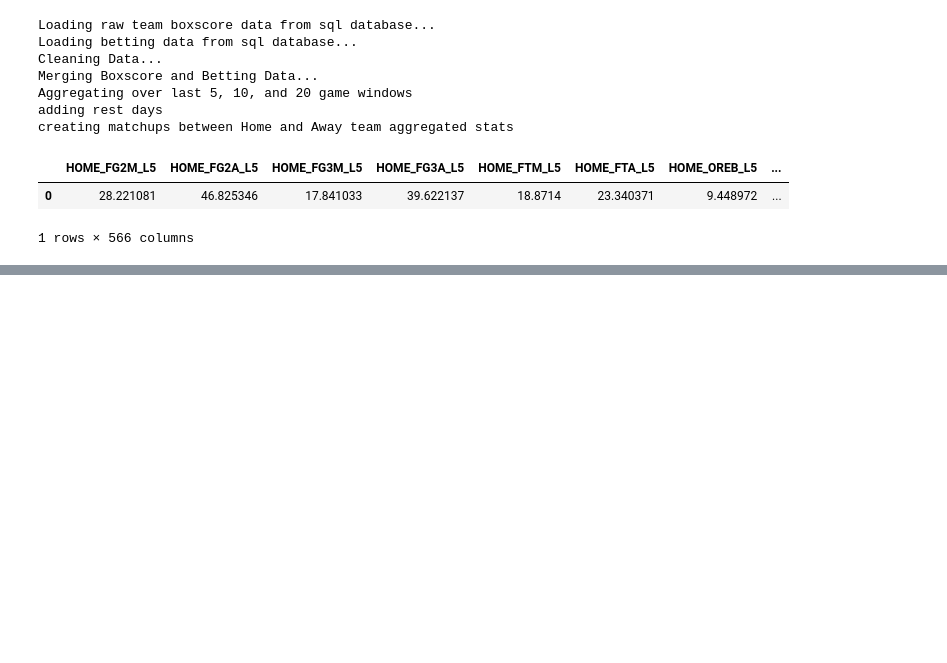
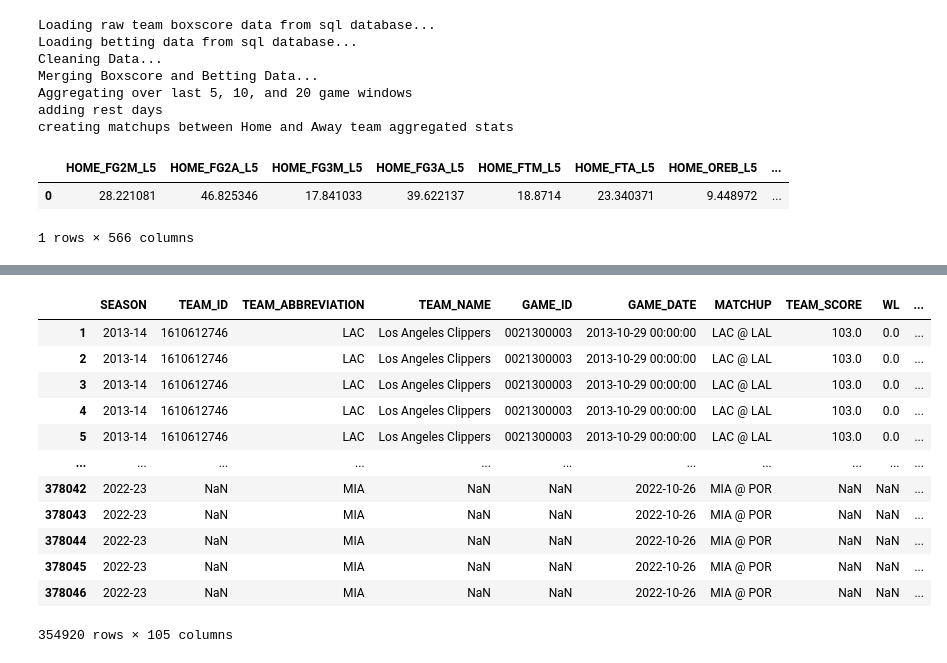
Before and after one commit to jnish23/NBA_Model_V2, a Jupyter notebook: notebooks/RegressionModelToProduction.ipynb, the cells around one changed output, grey strips where cells are left out. Saved outputs shown, nothing was run; the diff lists cells and outputs as text; code cells hidden in the pictures; blank space fills up the shorter version.

```diff
--- a/notebooks/RegressionModelToProduction.ipynb
+++ b/notebooks/RegressionModelToProduction.ipynb
@@ -1524,0 +1137,58 @@ update_moneylines(conn=connection, season=season, custom_dates=[])
+# %%
+stats_per_100 = normalize_per_100_poss(merged_df_with_todays_games)
+
+matchups = create_matchups(stats_per_100)
+
+matchups
+
+# matchups
+# print("Aggregating over last 5, 10, and 20 game windows")
+
+
+# team_stats_ewa_5 = build_team_avg_stats_df(matchups, span=5)
+# team_stats_ewa_5 = add_percentage_features(team_stats_ewa_5, span=5)
+
+# team_stats_ewa_10 = build_team_avg_stats_df(matchups, span=10)
+# team_stats_ewa_10 = add_percentage_features(team_stats_ewa_10, span=10)
+
+# team_stats_ewa_20 = build_team_avg_stats_df(matchups, span=20)
+# team_stats_ewa_20 = add_percentage_features(team_stats_ewa_20, span=20)
+
+
+# temp = pd.merge(team_stats_ewa_5, team_stats_ewa_10, how='inner',
+#                 on=['SEASON', 'TEAM_ABBREVIATION', 'GAME_DATE',
+#                     'GAME_ID', 'MATCHUP', 'HOME_GAME', 'TEAM_SCORE',
+#                     'ML', 'SPREAD', 'ATS_DIFF', 'TEAM_COVERED',
+#                     'POINT_DIFF', 'WL'])
+
+# df_full = pd.merge(temp, team_stats_ewa_20, how='inner',
+#                     on=['SEASON', 'TEAM_ABBREVIATION', 'GAME_DATE',
+#                         'GAME_ID', 'MATCHUP', 'HOME_GAME', 'TEAM_SCORE',
+#                         'ML', 'SPREAD', 'ATS_DIFF', 'TEAM_COVERED',
+#                         'POINT_DIFF', 'WL'])
+
+# df_full = df_full.sort_values(['GAME_DATE', 'GAME_ID', 'HOME_GAME'])
+
+
+# print("adding rest days")
+# df_full = add_rest_days(df_full)
+
+# print("creating matchups between Home and Away team aggregated stats")
+# df_full = make_matchups_2(df_full)
+
+# print("Resorting by date")
+# df_full = df_full.sort_values(['GAME_DATE', 'GAME_ID', 'HOME_HOME_GAME'])
+# %% [output]
+|  | SEASON | TEAM_ID | TEAM_ABBREVIATION | TEAM_NAME | GAME_ID | GAME_DATE | MATCHUP | TEAM_SCORE | WL | ... |
+| 1 | 2013-14 | 1610612746 | LAC | Los Angeles Clippers | 0021300003 | 2013-10-29 00:00:00 | LAC @ LAL | 103.0 | 0.0 | ... |
+| 2 | 2013-14 | 1610612746 | LAC | Los Angeles Clippers | 0021300003 | 2013-10-29 00:00:00 | LAC @ LAL | 103.0 | 0.0 | ... |
+| 3 | 2013-14 | 1610612746 | LAC | Los Angeles Clippers | 0021300003 | 2013-10-29 00:00:00 | LAC @ LAL | 103.0 | 0.0 | ... |
+| 4 | 2013-14 | 1610612746 | LAC | Los Angeles Clippers | 0021300003 | 2013-10-29 00:00:00 | LAC @ LAL | 103.0 | 0.0 | ... |
+| 5 | 2013-14 | 1610612746 | LAC | Los Angeles Clippers | 0021300003 | 2013-10-29 00:00:00 | LAC @ LAL | 103.0 | 0.0 | ... |
+| ... | ... | ... | ... | ... | ... | ... | ... | ... | ... | ... |
+| 378042 | 2022-23 | NaN | MIA | NaN | NaN | 2022-10-26 | MIA @ POR | NaN | NaN | ... |
+| 378043 | 2022-23 | NaN | MIA | NaN | NaN | 2022-10-26 | MIA @ POR | NaN | NaN | ... |
+| 378044 | 2022-23 | NaN | MIA | NaN | NaN | 2022-10-26 | MIA @ POR | NaN | NaN | ... |
+| 378045 | 2022-23 | NaN | MIA | NaN | NaN | 2022-10-26 | MIA @ POR | NaN | NaN | ... |
+| 378046 | 2022-23 | NaN | MIA | NaN | NaN | 2022-10-26 | MIA @ POR | NaN | NaN | ... |
+354920 rows × 105 columns
```
Also changed, not shown: parts of 26 cells of this notebook, 1 other file.
